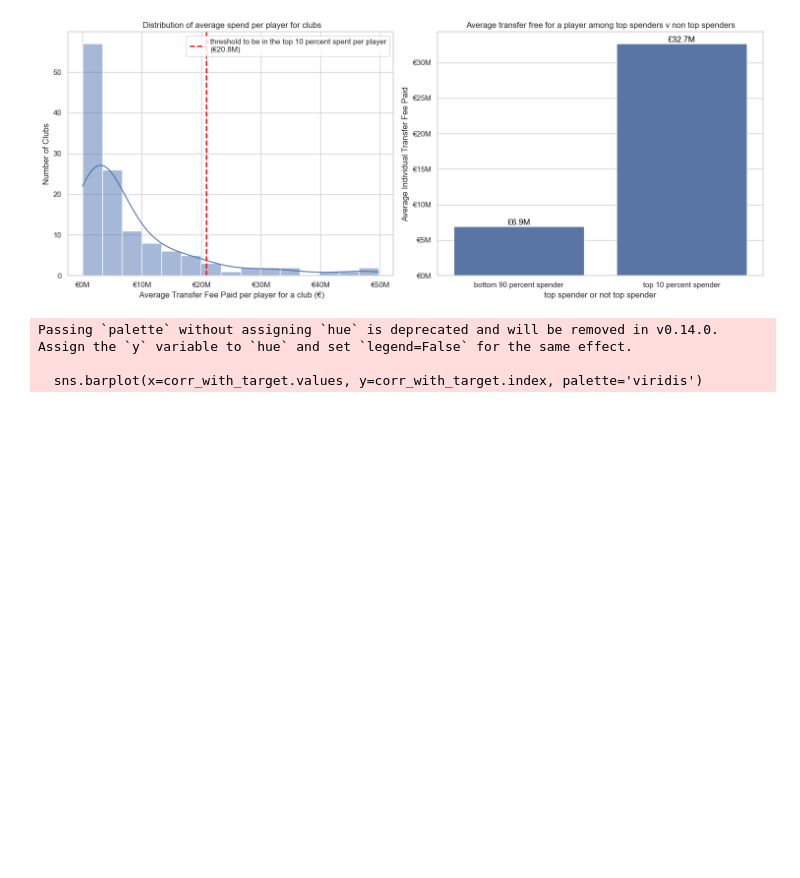
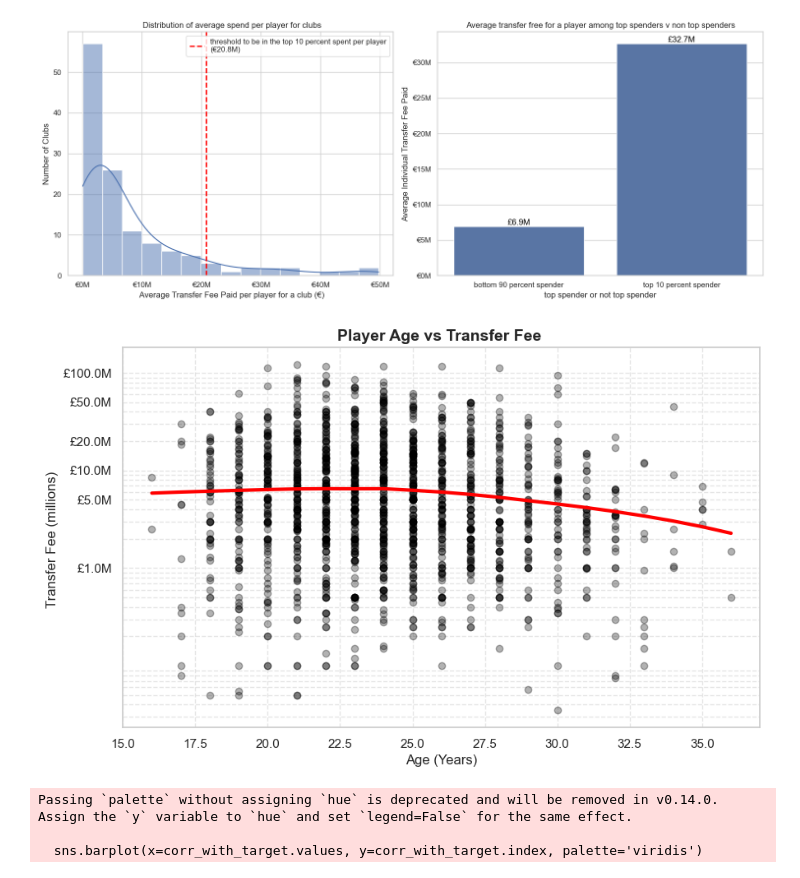
Before and after one commit to Ismaeel220/Machine-Learning-Football-Transfers, a Jupyter notebook: exploratory-data-analysis/exploratory_data_analysis.ipynb, the cells around one changed output. Drawn from its saved outputs; the diff is of its cells as text; code cells hidden in the pictures; blank space fills up the shorter version.

Commit message:
finished data pre processing

```diff
--- a/exploratory-data-analysis/exploratory_data_analysis.ipynb
+++ b/exploratory-data-analysis/exploratory_data_analysis.ipynb
@@ -221,6 +221,39 @@ plt.show()
 # %% [output]
 The 90th percentile for Average Club Spend is: €20,812,498
 [figure]
+# %%
+
+
+plt.figure(figsize=(10, 6))
+
+
+agevfee = sns.regplot(
+    x='age',
+    y='transfer_fee',
+    data=train_df,
+    scatter_kws={'alpha': 0.3, 'color': 'black'},
+    line_kws={'color': 'red', 'linewidth': 3},
+    lowess=True
+)
+# make the scale logarithmic helps by making outliers closer to the rest of the data to allow for curve to look more natural
+plt.yscale('log')
+
+
+#ScalarFormatter to ensure the numbers aren't shown in scientific notation (1e7)
+# division logic to show them in Millions
+agevfee.yaxis.set_major_formatter(plt.FuncFormatter(lambda x, pos: f'£{x/1e6:,.1f}M'))
+
+#set the values that will ne shown on the y axis
+agevfee.set_yticks([1e6, 5e6, 10e6, 20e6, 50e6, 100e6])
+
+plt.title('Player Age vs Transfer Fee ', fontsize=14, fontweight='bold')
+plt.xlabel('Age (Years)')
+plt.ylabel('Transfer Fee (millions) ')
+plt.grid(True, which="both", ls="--", alpha=0.5) # "both" shows major and minor gridlines
+
+plt.show()
+# %% [output]
+[figure, added]
 # %%
 corr_with_target = outfield_numeric_df.corr()[target].drop(target).sort_values(ascending=False)
 
```
Also changed, not shown: parts of 6 cells of this notebook, 13 other files.
